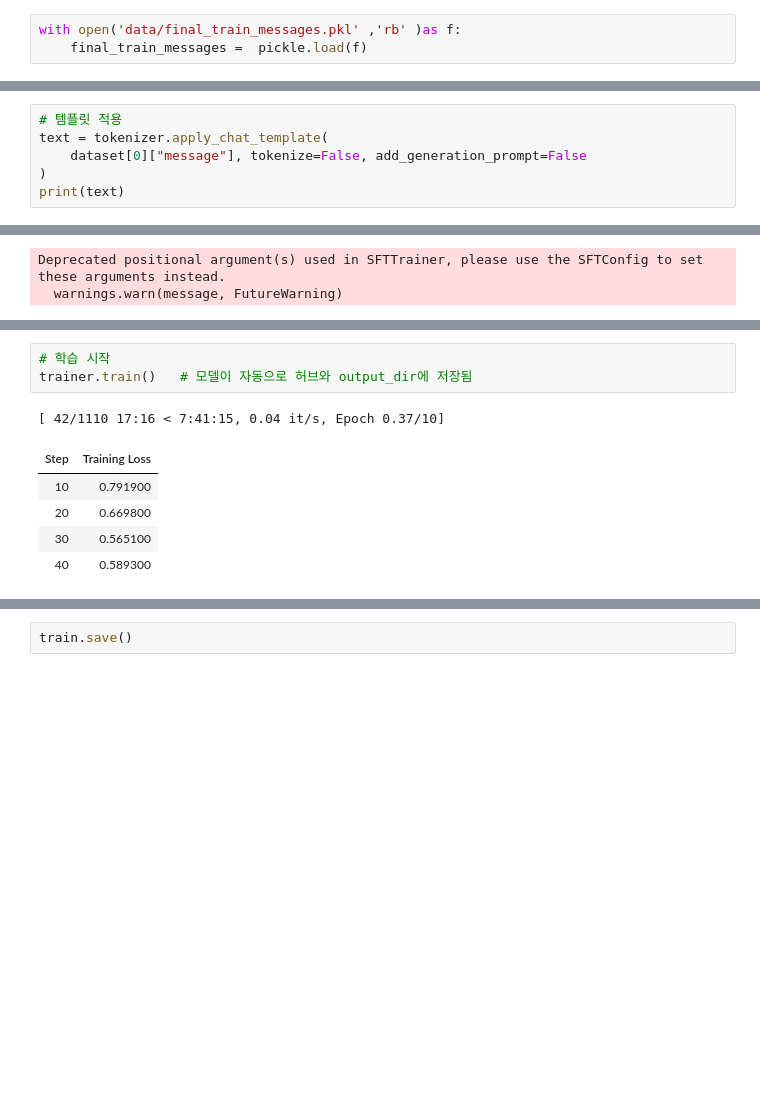
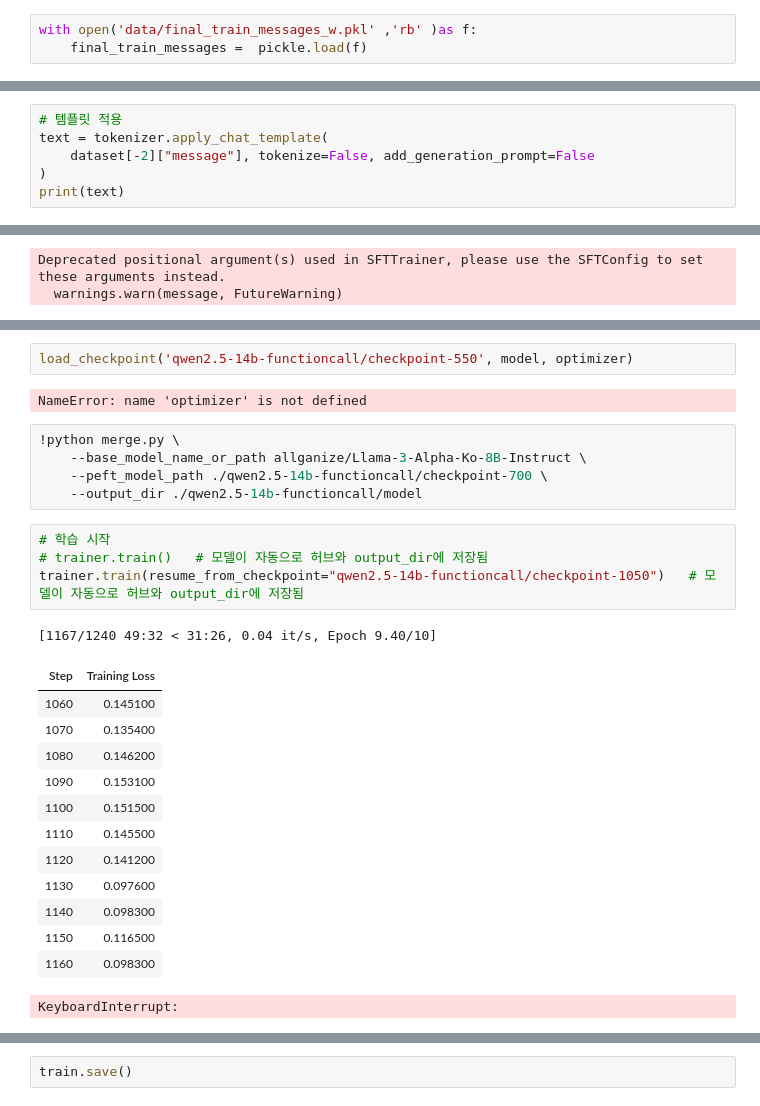
Before and after one commit to Irenejy93/stk-analyst-chatbot, a Jupyter notebook: train_TRL.ipynb, the cells around one changed output, grey strips where cells are left out. Drawn from its saved outputs; the diff is of its cells as text; blank space fills up the shorter version.

Commit message:
finished 14b train

```diff
--- a/train_TRL.ipynb
+++ b/train_TRL.ipynb
@@ -61,5 +99,5 @@ import pickle
 # %%
-with open('data/final_train_messages.pkl' ,'rb' )as f:
+with open('data/final_train_messages_w.pkl' ,'rb' )as f:
     final_train_messages =  pickle.load(f)
 # %%
 messeges = [{'message':d} for d in final_train_messages]
@@ -93,7 +131,7 @@ tokenizer = AutoTokenizer.from_pretrained(model_id)
 # %%
 # 템플릿 적용
 text = tokenizer.apply_chat_template(
-    dataset[0]["message"], tokenize=False, add_generation_prompt=False
+    dataset[-2]["message"], tokenize=False, add_generation_prompt=False
 )
 print(text)
 # %% [output]
@@ -304,10 +359,28 @@ Deprecated positional argument(s) used in SFTTrainer, please use the SFTConfig t
+# %%
+load_checkpoint('qwen2.5-14b-functioncall/checkpoint-550', model, optimizer)
+# %% [output]
+NameError: name 'optimizer' is not defined
+# %%
+!python merge.py \
+    --base_model_name_or_path allganize/Llama-3-Alpha-Ko-8B-Instruct \
+    --peft_model_path ./qwen2.5-14b-functioncall/checkpoint-700 \
+    --output_dir ./qwen2.5-14b-functioncall/model
 # %%
 # 학습 시작
-trainer.train()   # 모델이 자동으로 허브와 output_dir에 저장됨
+# trainer.train()   # 모델이 자동으로 허브와 output_dir에 저장됨
+trainer.train(resume_from_checkpoint="qwen2.5-14b-functioncall/checkpoint-1050")   # 모델이 자동으로 허브와 output_dir에 저장됨
 # %% [output]
-[ 42/1110 17:16 < 7:41:15, 0.04 it/s, Epoch 0.37/10]
+[1167/1240 49:32 < 31:26, 0.04 it/s, Epoch 9.40/10]
 | Step | Training Loss |
-| 10 | 0.791900 |
-| 20 | 0.669800 |
-| 30 | 0.565100 |
-| 40 | 0.589300 |
+| 1060 | 0.145100 |
+| 1070 | 0.135400 |
+| 1080 | 0.146200 |
+| 1090 | 0.153100 |
+| 1100 | 0.151500 |
+| 1110 | 0.145500 |
+| 1120 | 0.141200 |
+| 1130 | 0.097600 |
+| 1140 | 0.098300 |
+| 1150 | 0.116500 |
+| 1160 | 0.098300 |
+KeyboardInterrupt:
```
Also changed, not shown: parts of 8 cells of this notebook, 9 other files.
